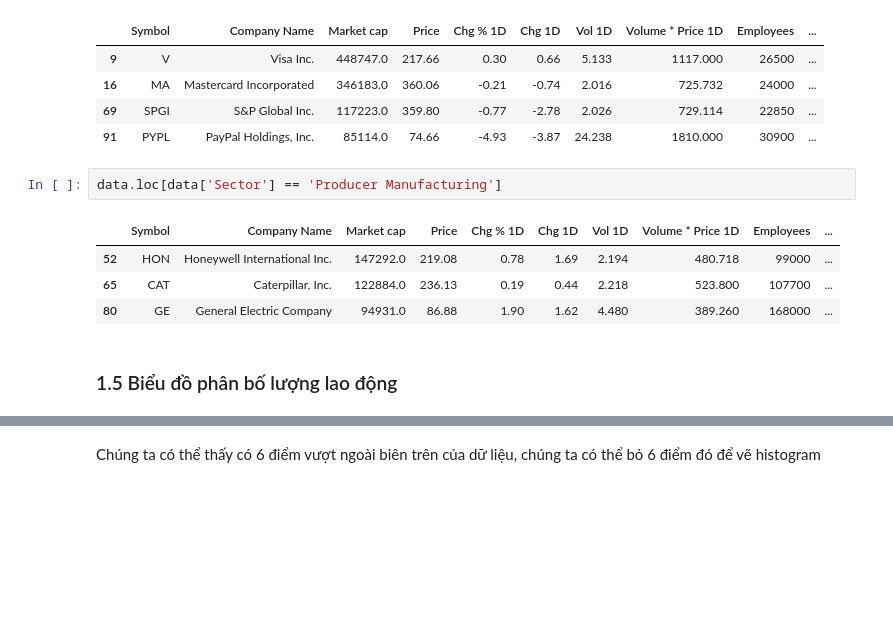
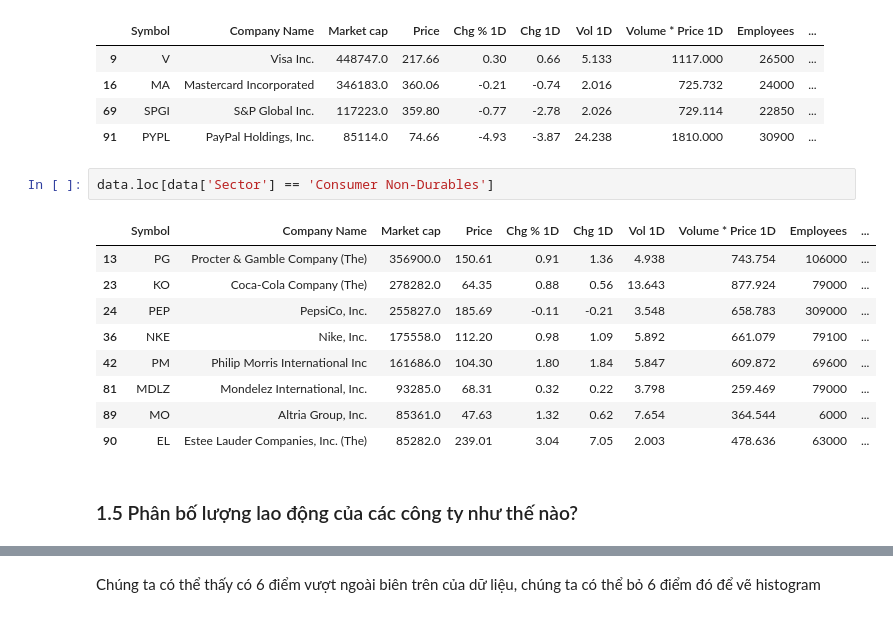
Before and after one commit to le-quoctrung/Introducrtion-to-Data-Science, a Jupyter notebook: data-cleaning&exploratory.ipynb, the cells around one changed output, grey strips where cells are left out. Saved outputs shown, nothing was run; the diff lists cells and outputs as text; blank space fills up the shorter version.

```diff
--- a/data-cleaning&exploratory.ipynb
+++ b/data-cleaning&exploratory.ipynb
@@ -348,14 +352,19 @@ data.loc[data['Sector'] == 'Commercial Services']
 | 69 | SPGI | S&P Global Inc. | 117223.0 | 359.80 | -0.77 | -2.78 | 2.026 | 729.114 | 22850 | ... |
 | 91 | PYPL | PayPal Holdings, Inc. | 85114.0 | 74.66 | -4.93 | -3.87 | 24.238 | 1810.000 | 30900 | ... |
 # %%
-data.loc[data['Sector'] == 'Producer Manufacturing']
+data.loc[data['Sector'] == 'Consumer Non-Durables']
 # %% [output]
 |  | Symbol | Company Name | Market cap | Price | Chg % 1D | Chg 1D | Vol 1D | Volume * Price 1D | Employees | ... |
-| 52 | HON | Honeywell International Inc. | 147292.0 | 219.08 | 0.78 | 1.69 | 2.194 | 480.718 | 99000 | ... |
-| 65 | CAT | Caterpillar, Inc. | 122884.0 | 236.13 | 0.19 | 0.44 | 2.218 | 523.800 | 107700 | ... |
-| 80 | GE | General Electric Company | 94931.0 | 86.88 | 1.90 | 1.62 | 4.480 | 389.260 | 168000 | ... |
+| 13 | PG | Procter & Gamble Company (The) | 356900.0 | 150.61 | 0.91 | 1.36 | 4.938 | 743.754 | 106000 | ... |
+| 23 | KO | Coca-Cola Company (The) | 278282.0 | 64.35 | 0.88 | 0.56 | 13.643 | 877.924 | 79000 | ... |
+| 24 | PEP | PepsiCo, Inc. | 255827.0 | 185.69 | -0.11 | -0.21 | 3.548 | 658.783 | 309000 | ... |
+| 36 | NKE | Nike, Inc. | 175558.0 | 112.20 | 0.98 | 1.09 | 5.892 | 661.079 | 79100 | ... |
+| 42 | PM | Philip Morris International Inc | 161686.0 | 104.30 | 1.80 | 1.84 | 5.847 | 609.872 | 69600 | ... |
+| 81 | MDLZ | Mondelez International, Inc. | 93285.0 | 68.31 | 0.32 | 0.22 | 3.798 | 259.469 | 79000 | ... |
+| 89 | MO | Altria Group, Inc. | 85361.0 | 47.63 | 1.32 | 0.62 | 7.654 | 364.544 | 6000 | ... |
+| 90 | EL | Estee Lauder Companies, Inc. (The) | 85282.0 | 239.01 | 3.04 | 7.05 | 2.003 | 478.636 | 63000 | ... |
 # %% [markdown]
-### 1.5 Biểu đồ phân bố lượng lao động
+### 1.5 Phân bố lượng lao động của các công ty như thế nào?
 # %%
 values = data['Employees'].values.tolist()
 plt.boxplot(values)
```
Also changed, not shown: parts of 29 cells of this notebook.
